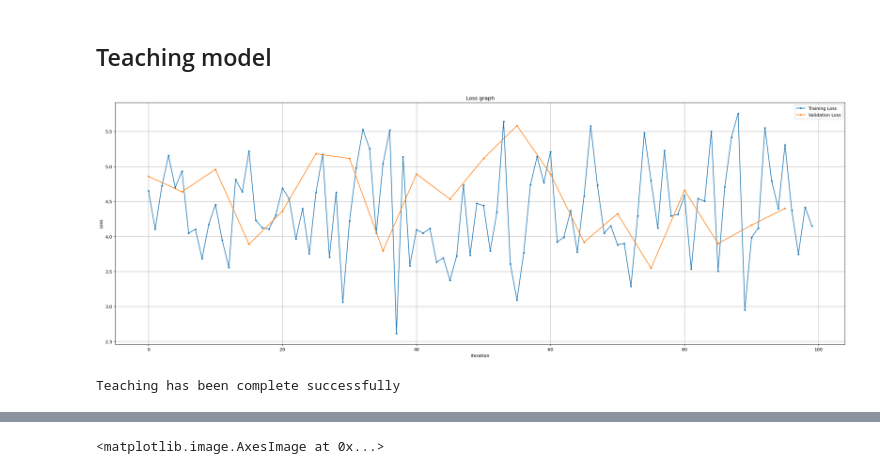
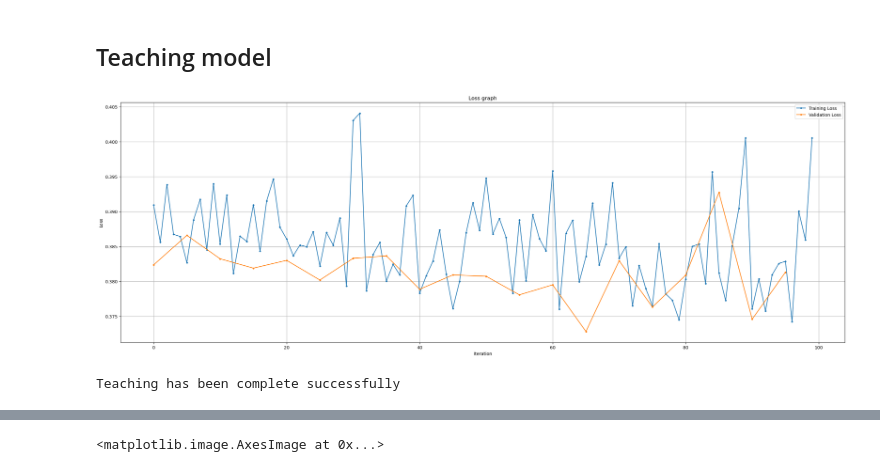
Before and after one commit to sodeeplearning/Net-Nomera, a Jupyter notebook: teaching.ipynb, the cells around one changed output, grey strips where cells are left out. Cells and saved outputs as stored; diff of their text form; code cells hidden in the pictures.

```diff
--- a/teaching.ipynb
+++ b/teaching.ipynb
@@ -197,24 +197,24 @@ st_model = ST.Model_Using(model = model,
 # %%
 st_model.Train(
     train_X = train_X,
     train_y = train_y,
     val_X = val_X,
     val_y = val_y,
     num_of_epochs = 100,
-    learning_rate = 1e-3,
+    learning_rate = 1e-4,
     batch_size = 10,
-    loss_func = neg_log_iou,
+    loss_func = torch.nn.BCELoss(),
     use_reg = False,
     reg_level = 2,
     optimizer = 1,
     is_sched_use = True,
     scheduler_freq = 50,
     scheduler_gamma = 0.5,
     val_every = 5,
     show_every = 5,
 )
 # %% [output]
-[figure, old version]
+[figure, new version]
 Teaching has been complete successfully
 # %%
 pred = st_model.Use(train_X[123].reshape((1, 3, 270, 480)))
```
Also changed, not shown: parts of 3 cells of this notebook.
